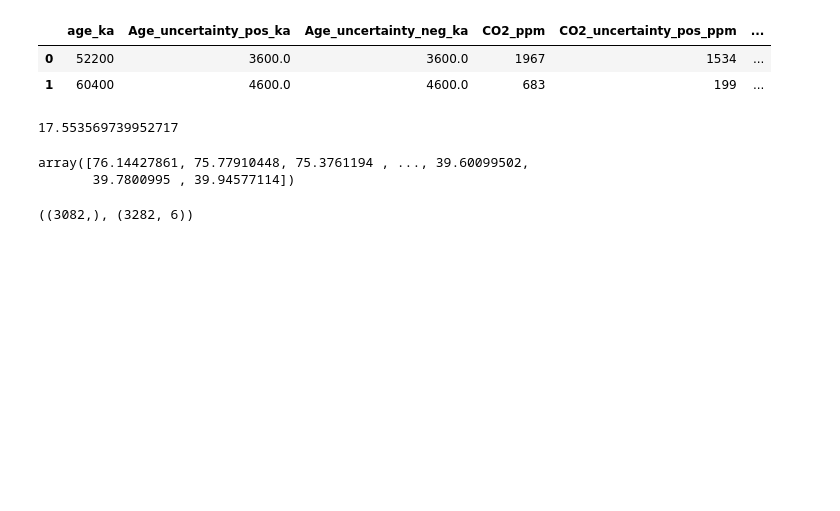
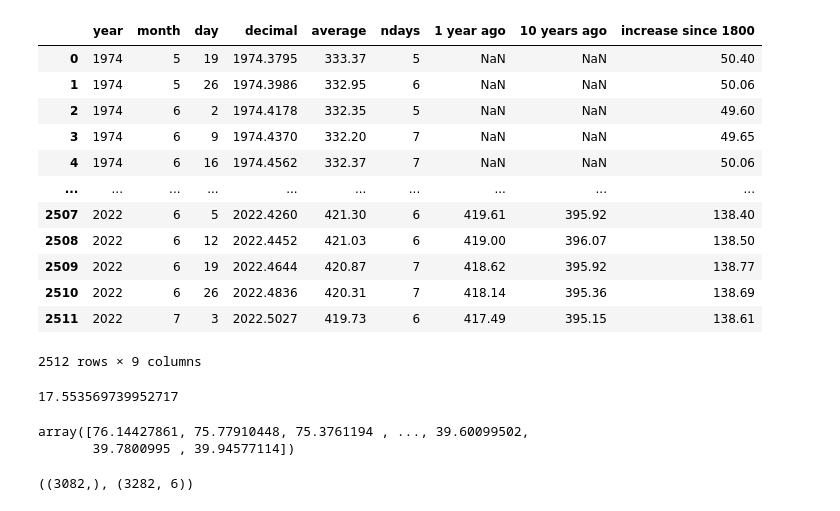
Before and after one commit to domschl/indrajala, a Jupyter notebook: python_indrajala/examples/importers/RawTests.ipynb, the cells around one changed output. Drawn from its saved outputs; the diff is of its cells as text; code cells hidden in the pictures; blank space fills up the shorter version.

Commit message:
CO2 data from Mauna Loa added

```diff
--- a/python_indrajala/examples/importers/RawTests.ipynb
+++ b/python_indrajala/examples/importers/RawTests.ipynb
@@ -20,9 +32,19 @@ dict_keys(['euromed2k', 'germany_july_meantemp', 'germany_june_meantemp', 'germa
 # %%
-dfs['CenozoicCO2Filtered']
+dfs['MaunaLoaWeeklyHistoricalCO2']
 # %% [output]
-|  | age_ka | Age_uncertainty_pos_ka | Age_uncertainty_neg_ka | CO2_ppm | CO2_uncertainty_pos_ppm | ... |
-| 0 | 52200 | 3600.0 | 3600.0 | 1967 | 1534 | ... |
-| 1 | 60400 | 4600.0 | 4600.0 | 683 | 199 | ... |
+|  | year | month | day | decimal | average | ndays | 1 year ago | 10 years ago | increase since 1800 |
+| 0 | 1974 | 5 | 19 | 1974.3795 | 333.37 | 5 | NaN | NaN | 50.40 |
+| 1 | 1974 | 5 | 26 | 1974.3986 | 332.95 | 6 | NaN | NaN | 50.06 |
+| 2 | 1974 | 6 | 2 | 1974.4178 | 332.35 | 5 | NaN | NaN | 49.60 |
+| 3 | 1974 | 6 | 9 | 1974.4370 | 332.20 | 7 | NaN | NaN | 49.65 |
+| 4 | 1974 | 6 | 16 | 1974.4562 | 332.37 | 7 | NaN | NaN | 50.06 |
+| ... | ... | ... | ... | ... | ... | ... | ... | ... | ... |
+| 2507 | 2022 | 6 | 5 | 2022.4260 | 421.30 | 6 | 419.61 | 395.92 | 138.40 |
+| 2508 | 2022 | 6 | 12 | 2022.4452 | 421.03 | 6 | 419.00 | 396.07 | 138.50 |
+| 2509 | 2022 | 6 | 19 | 2022.4644 | 420.87 | 7 | 418.62 | 395.92 | 138.77 |
+| 2510 | 2022 | 6 | 26 | 2022.4836 | 420.31 | 7 | 418.14 | 395.36 | 138.69 |
+| 2511 | 2022 | 7 | 3 | 2022.5027 | 419.73 | 6 | 417.49 | 395.15 | 138.61 |
+2512 rows × 9 columns
 # %%
 em2k=dfs['euromed2k'].to_numpy()
 gjmt6=dfs['germany_june_meantemp'].to_numpy()
```
Also changed, not shown: parts of 2 cells of this notebook, 2 other files.
